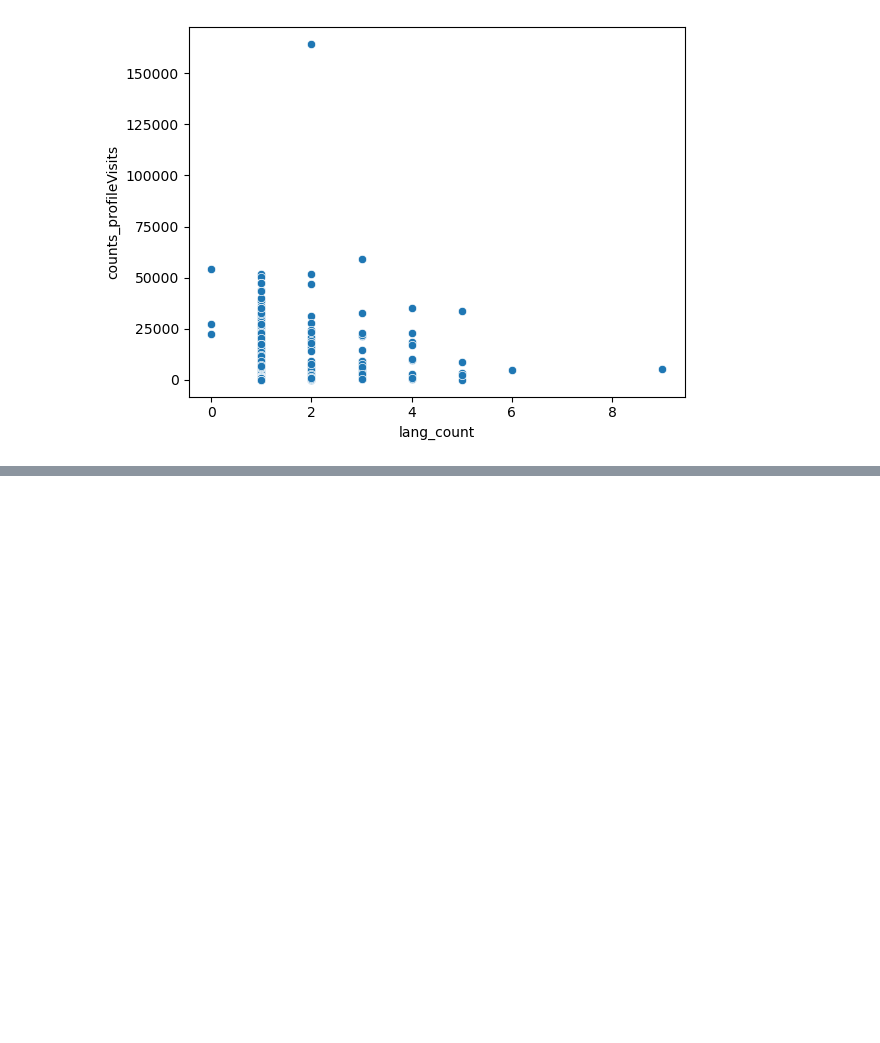
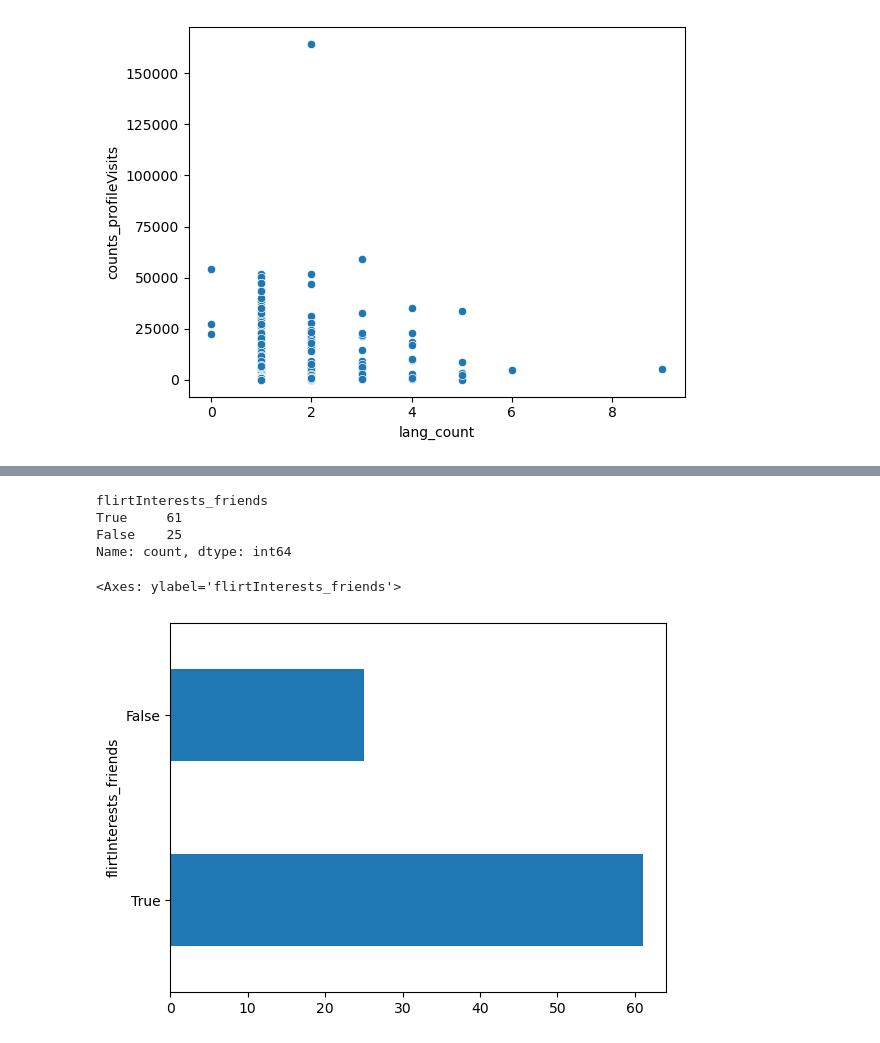
Before and after one commit to kai2233/cohort-a-socio, a Jupyter notebook: notebooks/kaifeng.ipynb, the cells around one changed output, grey strips where cells are left out. Cells and saved outputs as stored; diff of their text form; code cells hidden in the pictures; blank space fills up the shorter version.

```diff
--- a/notebooks/kaifeng.ipynb
+++ b/notebooks/kaifeng.ipynb
@@ -126,0 +137,10 @@ sfksamkfmaskmfas
+# %%
+print(multi_langs_users["flirtInterests_friends"].value_counts())
+multi_langs_users["flirtInterests_friends"].value_counts().plot.barh()
+# %% [output]
+flirtInterests_friends
+True     61
+False    25
+Name: count, dtype: int64
+<Axes: ylabel='flirtInterests_friends'>
+[figure, added]
```
Also changed, not shown: parts of 5 cells of this notebook.
